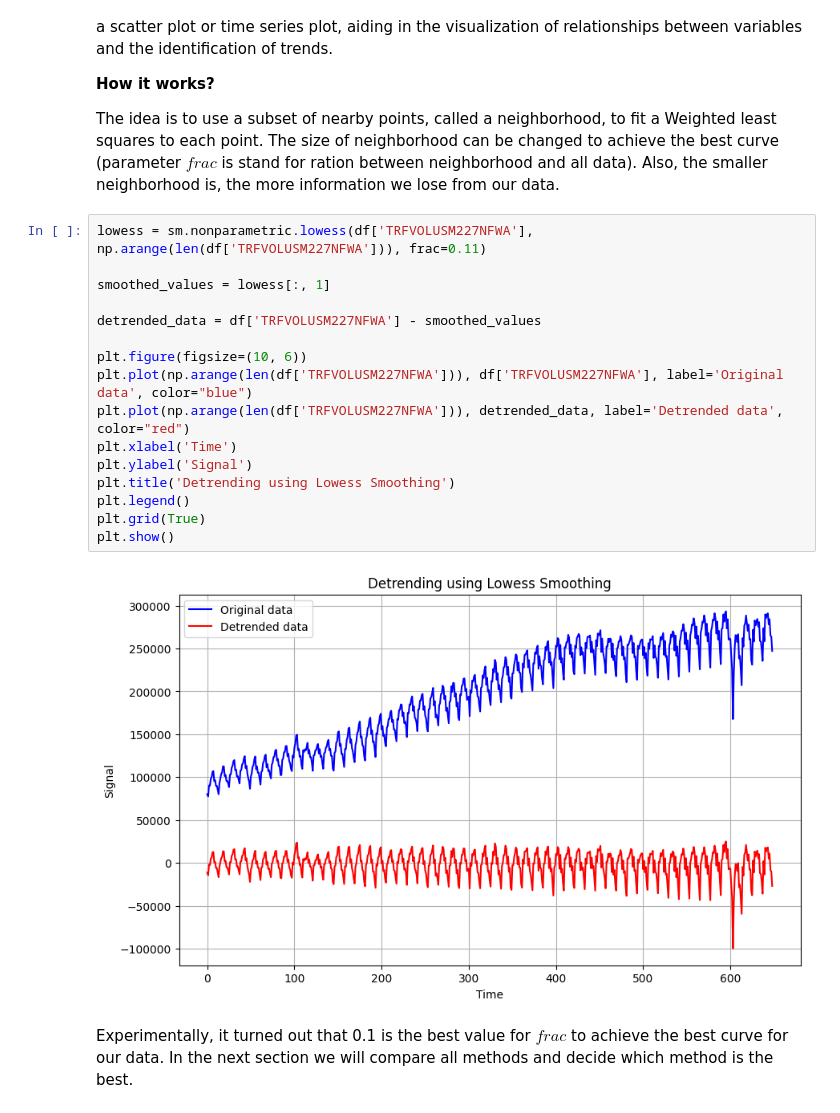
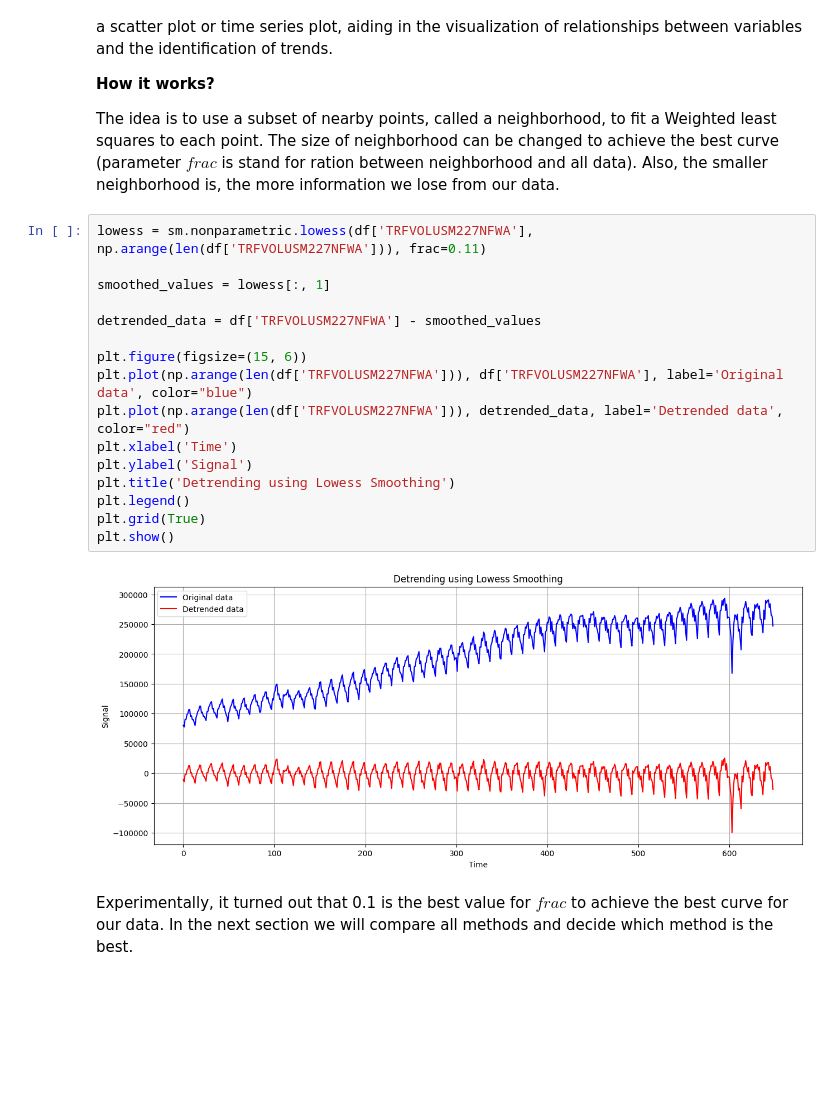
Before and after one commit to H1mansh0/time_series, a Jupyter notebook: time_series.ipynb, the cells around one changed output. Drawn from its saved outputs; the diff is of its cells as text; blank space fills up the shorter version.

```diff
--- a/time_series.ipynb
+++ b/time_series.ipynb
@@ -269,21 +269,21 @@ The idea is to use a subset of nearby points, called a neighborhood, to fit a We
 # %%
 lowess = sm.nonparametric.lowess(df['TRFVOLUSM227NFWA'], np.arange(len(df['TRFVOLUSM227NFWA'])), frac=0.11)
 
 smoothed_values = lowess[:, 1]
 
 detrended_data = df['TRFVOLUSM227NFWA'] - smoothed_values
 
-plt.figure(figsize=(10, 6))
+plt.figure(figsize=(15, 6))
 plt.plot(np.arange(len(df['TRFVOLUSM227NFWA'])), df['TRFVOLUSM227NFWA'], label='Original data', color="blue")
 plt.plot(np.arange(len(df['TRFVOLUSM227NFWA'])), detrended_data, label='Detrended data', color="red")
 plt.xlabel('Time')
 plt.ylabel('Signal')
 plt.title('Detrending using Lowess Smoothing')
 plt.legend()
 plt.grid(True)
 plt.show()
 # %% [output]
-[figure, old version]
+[figure, new version]
 # %% [markdown]
 Experimentally, it turned out that 0.1 is the best value for $frac$ to achieve the best curve for our data. In the next section we will compare all methods and decide which method is the best.
 # %% [markdown]
```
Also changed, not shown: parts of 8 cells of this notebook.
